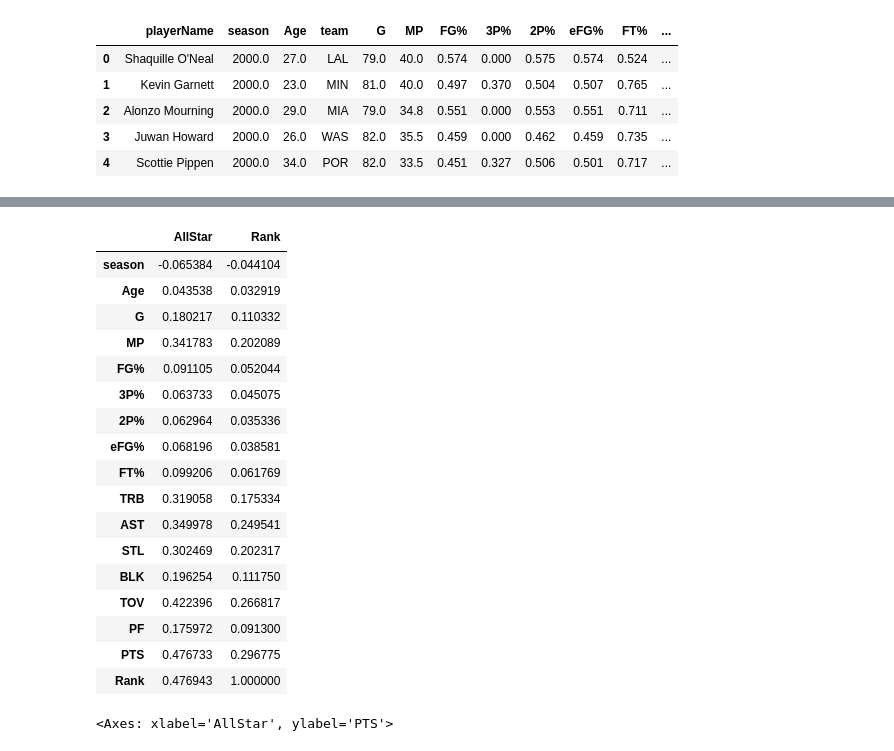
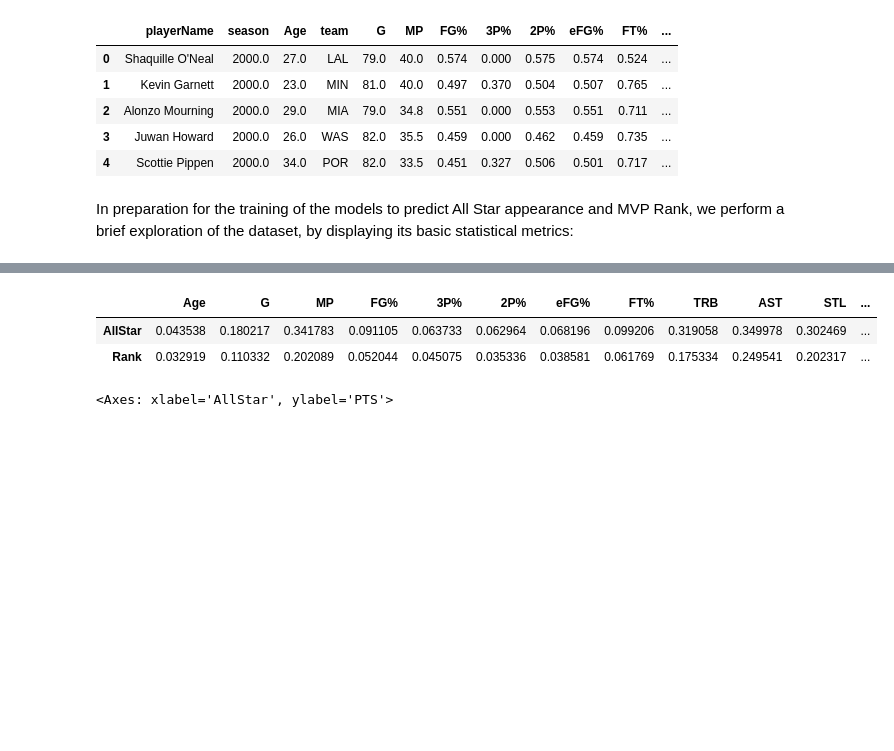
Before and after one commit to BenjaminCereda/nba-data-science-projects, a Jupyter notebook: NBA_Forecast_Project.ipynb, the cells around one changed output, grey strips where cells are left out. Cells and saved outputs as stored; diff of their text form; code cells hidden in the pictures; blank space fills up the shorter version.

```diff
--- a/NBA_Forecast_Project.ipynb
+++ b/NBA_Forecast_Project.ipynb
@@ -126,17 +129,17 @@ In this section the GraphQL API for NBA statistics is queried for player and tea
 
 # player_stats = player_stats[player_stats.team != 'TOT']
 
-# #set down team abbreviations that need to be changed
-# team_names = {
-#     'BRK' : 'NJN',
-#     'NOP' : 'NOH',
-#     'CHO' : 'CHA',
-#     'SEA' : 'OKC',
-#     'NOK' : 'CHA',
-#     'CHH' : 'CHA',
-#     'VAN' : 'MEM',
-#     'WSB' : 'WAS'
-# }
+#set down team abbreviations that need to be changed
+team_names = {
+    'BRK' : 'NJN',
+    'NOP' : 'NOH',
+    'CHO' : 'CHA',
+    'SEA' : 'OKC',
+    'NOK' : 'CHA',
+    'CHH' : 'CHA',
+    'VAN' : 'MEM',
+    'WSB' : 'WAS'
+}
 # player_stats = player_stats.replace({'team' : team_names})
 
 # #merge player and team statistics into one dataframe
@@ -180,7 +193,7 @@ mvps = pd.concat(
      for file in mvp_files]
 )
 
-mvps = mvps[(~mvps['Rank'].str.contains('T')) & mvps.Rank == 1]
+mvps = mvps[(~mvps['Rank'].str.contains('T'))]# & (mvps.Rank == '1')]
 mvps.Player = mvps.Player.apply(unidecode.unidecode)
 
 #add data to our main dataframe
@@ -224,7 +237,7 @@ player_stats = player_stats[~player_stats.season.isna()]
 player_stats.AllStar = player_stats.AllStar.fillna(0)
 
 #change column variable due to malfunction in GraphQL API
-columns = ['season', 'Age', 'G', 'MP', 'FG%', '3P%', '2P%', 'eFG%', 'FT%', 'TRB', 'AST', 'STL', 'BLK', 'TOV', 'PF', 'PTS', 'Rank']
+columns = ['Age', 'G', 'MP', 'FG%', '3P%', '2P%', 'eFG%', 'FT%', 'TRB', 'AST', 'STL', 'BLK', 'TOV', 'PF', 'PTS', 'Rank', 'AllStar']
 # columns = ['points', 'assists', 'turnovers', 'games', 'ftPercent', 'blocks', 'totalRb', 'wins', 'Rank']
 player_stats[columns] = player_stats[columns].apply(pd.to_numeric, errors='coerce')
 
@@ -236,6 +249,8 @@ player_stats.head()
 | 2 | Alonzo Mourning | 2000.0 | 29.0 | MIA | 79.0 | 34.8 | 0.551 | 0.000 | 0.553 | 0.551 | 0.711 | ... |
 | 3 | Juwan Howard | 2000.0 | 26.0 | WAS | 82.0 | 35.5 | 0.459 | 0.000 | 0.462 | 0.459 | 0.735 | ... |
 | 4 | Scottie Pippen | 2000.0 | 34.0 | POR | 82.0 | 33.5 | 0.451 | 0.327 | 0.506 | 0.501 | 0.717 | ... |
+# %% [markdown]
+In preparation for the training of the models to predict All Star appearance and MVP Rank, we perform a brief exploration of the dataset, by displaying its basic statistical metrics:
 # %%
 player_stats.describe().drop(columns=['season', 'AllStar'])
 # %% [output]
@@ -249,24 +264,10 @@ player_stats.describe().drop(columns=['season', 'AllStar'])
 | 75% | 29.000000 | 74.000000 | 29.100000 | 0.486000 | 0.371000 | 0.532000 | 0.537000 | 0.821000 | 4.900000 | 2.600000 | 0.900000 | ... |
 | max | 43.000000 | 85.000000 | 43.700000 | 1.000000 | 1.000000 | 1.000000 | 1.500000 | 1.000000 | 16.000000 | 11.700000 | 3.000000 | ... |
 # %%
-player_stats.corr(numeric_only=True).loc[columns, ['AllStar', 'Rank']]
+#Compute correlations of all columns in our feature dataset with our target features, AllStar and Rank
+player_stats.corr(numeric_only=True).loc[columns, ['AllStar', 'Rank']].transpose()
 # %% [output]
-|  | AllStar | Rank |
-| season | -0.065384 | -0.044104 |
-| Age | 0.043538 | 0.032919 |
-| G | 0.180217 | 0.110332 |
-| MP | 0.341783 | 0.202089 |
-| FG% | 0.091105 | 0.052044 |
-| 3P% | 0.063733 | 0.045075 |
-| 2P% | 0.062964 | 0.035336 |
-| eFG% | 0.068196 | 0.038581 |
-| FT% | 0.099206 | 0.061769 |
-| TRB | 0.319058 | 0.175334 |
-| AST | 0.349978 | 0.249541 |
-| STL | 0.302469 | 0.202317 |
-| BLK | 0.196254 | 0.111750 |
-| TOV | 0.422396 | 0.266817 |
-| PF | 0.175972 | 0.091300 |
-| PTS | 0.476733 | 0.296775 |
-| Rank | 0.476943 | 1.000000 |
+|  | Age | G | MP | FG% | 3P% | 2P% | eFG% | FT% | TRB | AST | STL | ... |
+| AllStar | 0.043538 | 0.180217 | 0.341783 | 0.091105 | 0.063733 | 0.062964 | 0.068196 | 0.099206 | 0.319058 | 0.349978 | 0.302469 | ... |
+| Rank | 0.032919 | 0.110332 | 0.202089 | 0.052044 | 0.045075 | 0.035336 | 0.038581 | 0.061769 | 0.175334 | 0.249541 | 0.202317 | ... |
 # %%
```
Also changed, not shown: parts of 43 cells of this notebook, 13 other files.
